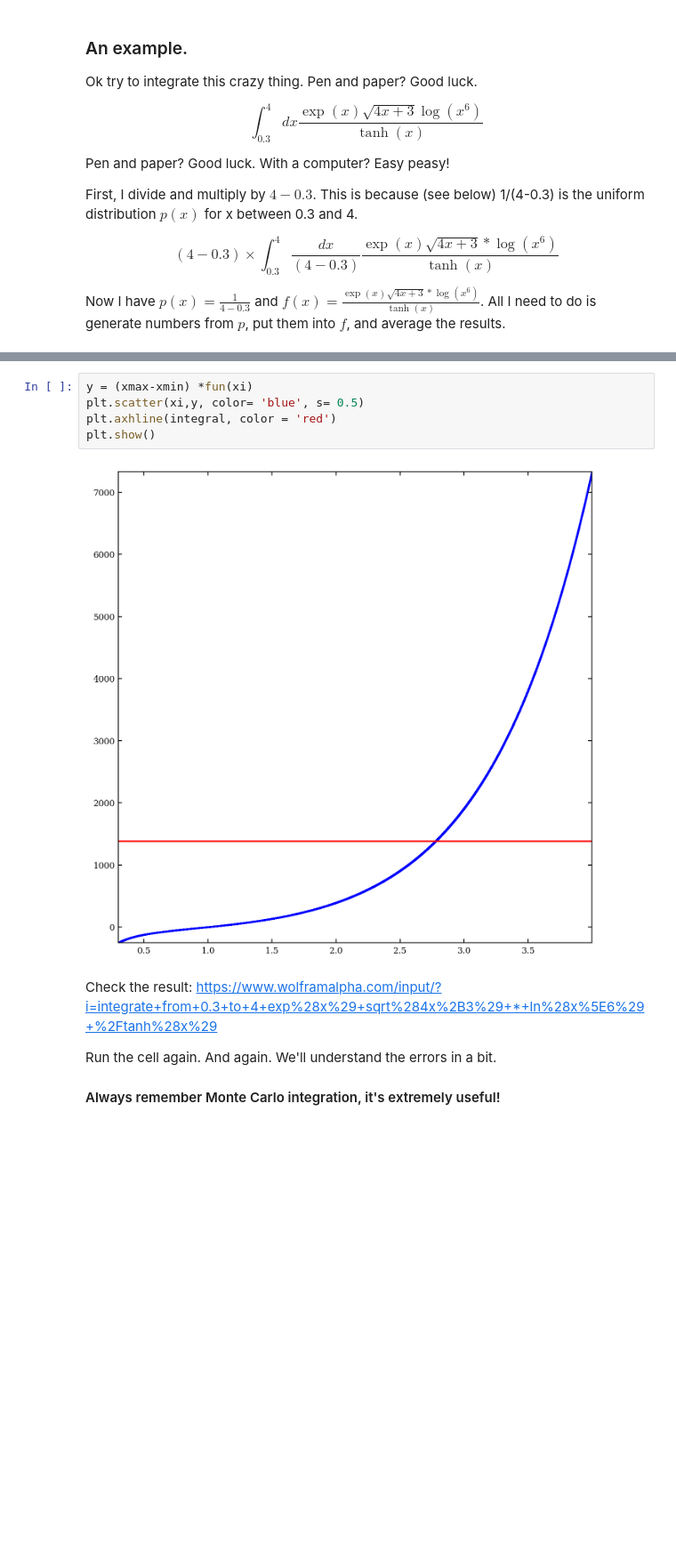
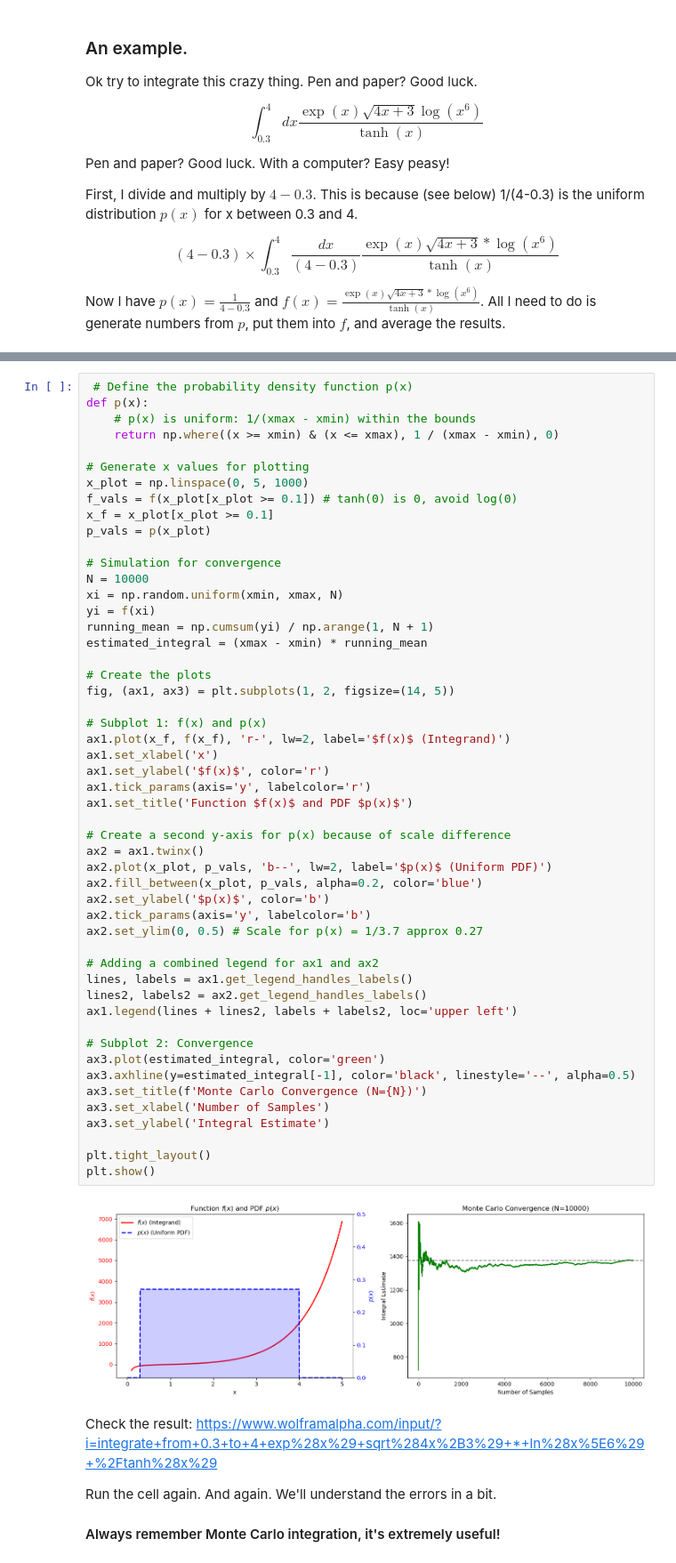
Before and after one commit to DemetryG16/astrostatistics_bicocca_2026, a Jupyter notebook: lectures/L03_probability.ipynb, the cells around one changed output, grey strips where cells are left out. Shown at 89% size. Cells and saved outputs as stored; diff of their text form; blank space fills up the shorter version.

```diff
--- a/lectures/L03_probability.ipynb
+++ b/lectures/L03_probability.ipynb
@@ -62,10 +62,56 @@ np.float64(1379.554528231893)
-# %%
-y = (xmax-xmin) *fun(xi)
-plt.scatter(xi,y, color= 'blue', s= 0.5)
-plt.axhline(integral, color = 'red')
-plt.show()
-# %% [output]
-[figure, removed]
+# %%
+ # Define the probability density function p(x)
+def p(x):
+    # p(x) is uniform: 1/(xmax - xmin) within the bounds
+    return np.where((x >= xmin) & (x <= xmax), 1 / (xmax - xmin), 0)
+
+# Generate x values for plotting
+x_plot = np.linspace(0, 5, 1000)
+f_vals = f(x_plot[x_plot >= 0.1]) # tanh(0) is 0, avoid log(0)
+x_f = x_plot[x_plot >= 0.1]
+p_vals = p(x_plot)
+
+# Simulation for convergence
+N = 10000
+xi = np.random.uniform(xmin, xmax, N)
+yi = f(xi)
+running_mean = np.cumsum(yi) / np.arange(1, N + 1)
+estimated_integral = (xmax - xmin) * running_mean
+
+# Create the plots
+fig, (ax1, ax3) = plt.subplots(1, 2, figsize=(14, 5))
+
+# Subplot 1: f(x) and p(x)
+ax1.plot(x_f, f(x_f), 'r-', lw=2, label='$f(x)$ (Integrand)')
+ax1.set_xlabel('x')
+ax1.set_ylabel('$f(x)$', color='r')
+ax1.tick_params(axis='y', labelcolor='r')
+ax1.set_title('Function $f(x)$ and PDF $p(x)$')
+
+# Create a second y-axis for p(x) because of scale difference
+ax2 = ax1.twinx()
+ax2.plot(x_plot, p_vals, 'b--', lw=2, label='$p(x)$ (Uniform PDF)')
+ax2.fill_between(x_plot, p_vals, alpha=0.2, color='blue')
+ax2.set_ylabel('$p(x)$', color='b')
+ax2.tick_params(axis='y', labelcolor='b')
+ax2.set_ylim(0, 0.5) # Scale for p(x) = 1/3.7 approx 0.27
+
+# Adding a combined legend for ax1 and ax2
+lines, labels = ax1.get_legend_handles_labels()
+lines2, labels2 = ax2.get_legend_handles_labels()
+ax1.legend(lines + lines2, labels + labels2, loc='upper left')
+
+# Subplot 2: Convergence
+ax3.plot(estimated_integral, color='green')
+ax3.axhline(y=estimated_integral[-1], color='black', linestyle='--', alpha=0.5)
+ax3.set_title(f'Monte Carlo Convergence (N={N})')
+ax3.set_xlabel('Number of Samples')
+ax3.set_ylabel('Integral Estimate')
+
+plt.tight_layout()
+plt.show()
+# %% [output]
+[figure, added]
 # %% [markdown]
 Check the result:
 https://www.wolframalpha.com/input/?i=integrate+from+0.3+to+4+exp%28x%29+sqrt%284x%2B3%29+*+ln%28x%5E6%29+%2Ftanh%28x%29
```
Also changed, not shown: parts of 1 cell of this notebook, 6 other files.
